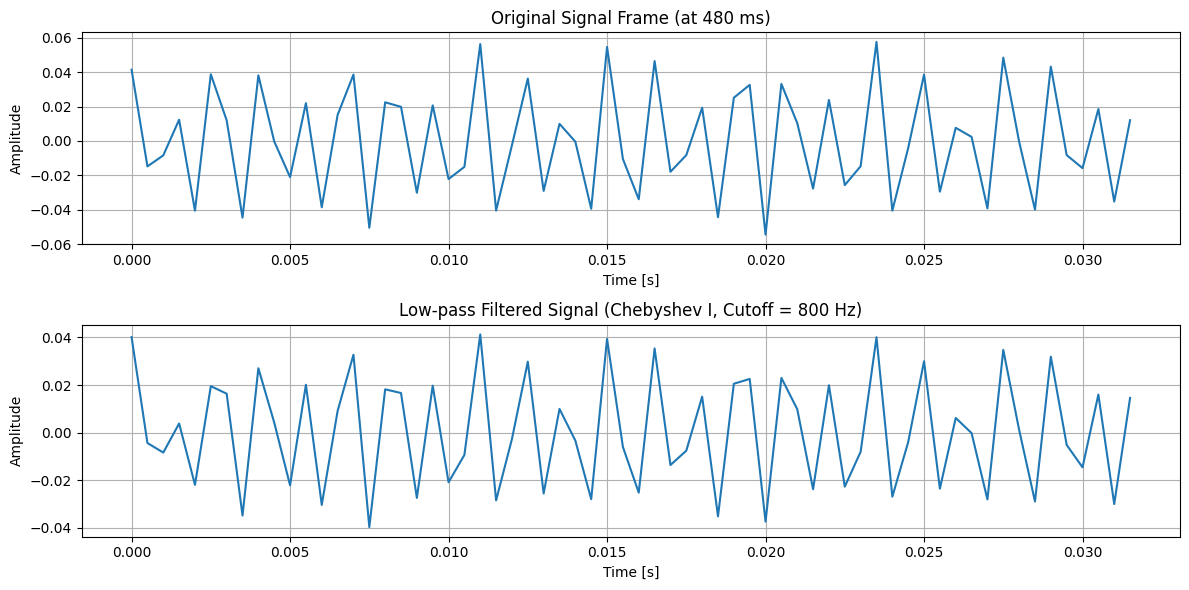
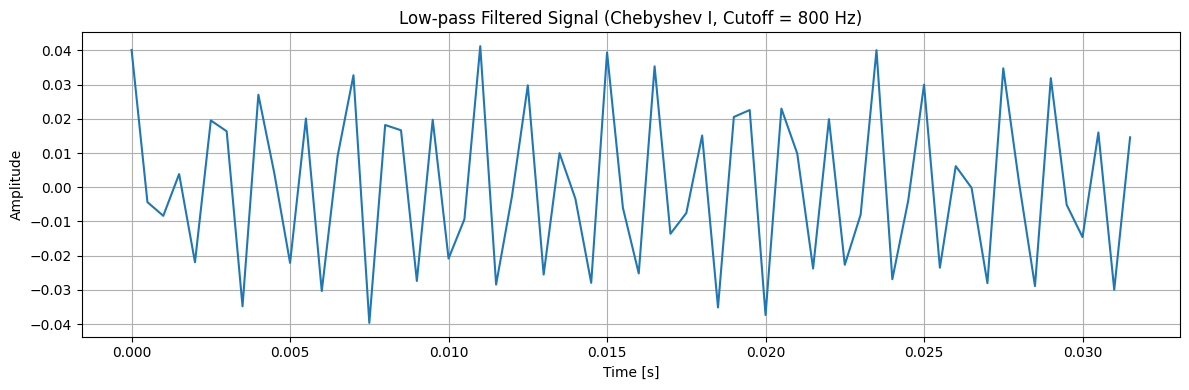
The notebook cell's code change between the first figure and the second:
--- before
+++ after
@@ -15,14 +15,5 @@
 
 # -------- Plotting -------- 
-plt.figure(figsize=(12, 6))
-
-plt.subplot(2, 1, 1)
-plt.plot(time, signal)
-plt.xlabel("Time [s]")
-plt.ylabel("Amplitude")
-plt.title(f"Original Signal Frame (at {frame_index * hop_duration_ms} ms)")
-plt.grid(True)
-
-plt.subplot(2, 1, 2)
+plt.figure(figsize=(12, 4))
 plt.plot(time, signal_filtered)
 plt.xlabel("Time [s]")

Commit: done ex4